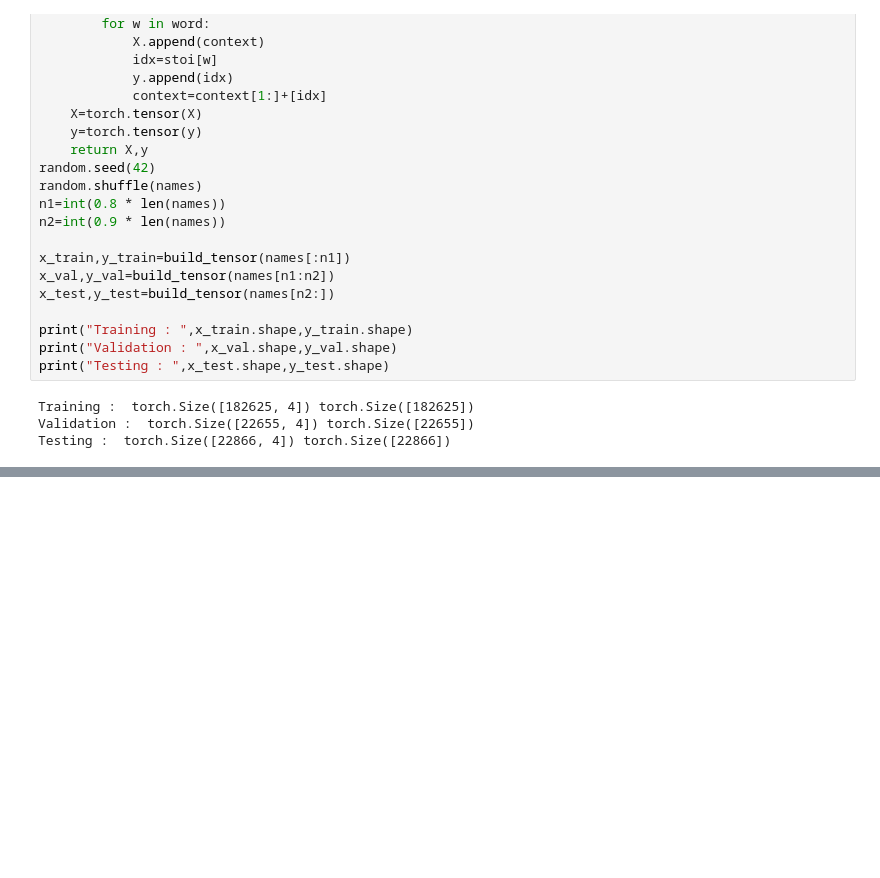
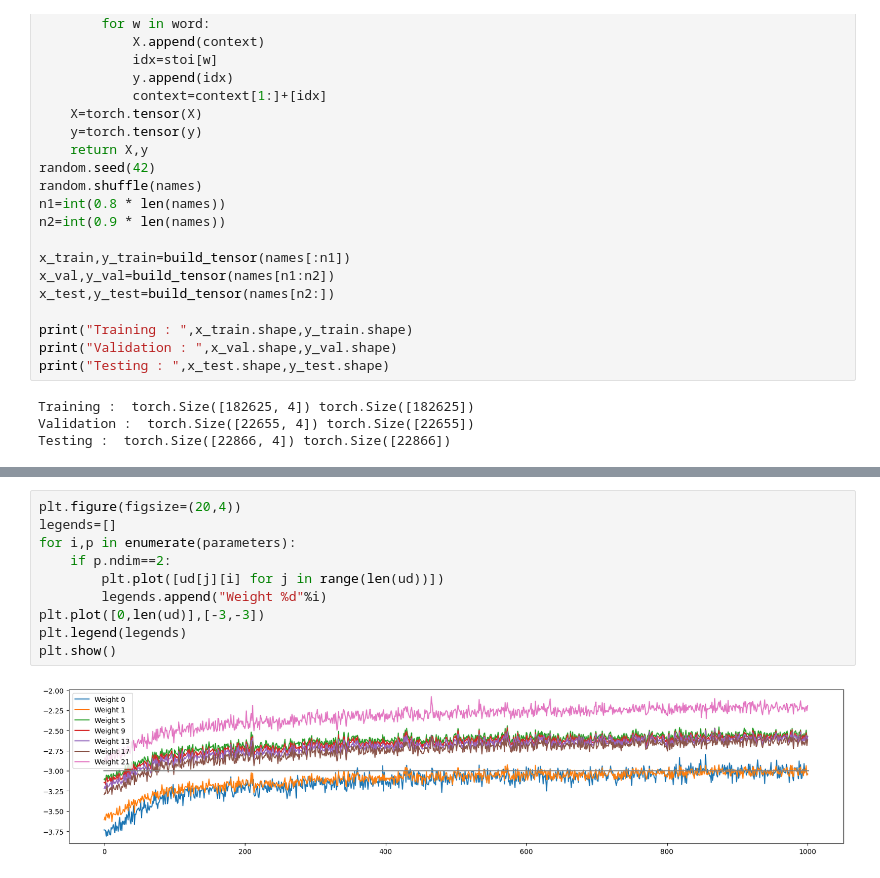
Before and after one commit to ItsRikan/Name-Generation, a Jupyter notebook: model3.ipynb, the cells around one changed output, grey strips where cells are left out. Drawn from its saved outputs; the diff is of its cells as text; blank space fills up the shorter version.

```diff
--- a/model3.ipynb
+++ b/model3.ipynb
@@ -175,3 +210,15 @@ Layer 8 (      Tanh): mean -0.01 , std 0.76 , saturated 14.23%
+# %%
+plt.figure(figsize=(20,4))
+legends=[]
+for i,p in enumerate(parameters):
+    if p.ndim==2:
+        plt.plot([ud[j][i] for j in range(len(ud))])
+        legends.append("Weight %d"%i)
+plt.plot([0,len(ud)],[-3,-3])
+plt.legend(legends)
+plt.show()
+# %% [output]
+[figure, added]
 # %%
 #Training
 z_train=torch.cat(C[x_train].unbind(1),1)
```
Also changed, not shown: parts of 9 cells of this notebook, 2 other files.
